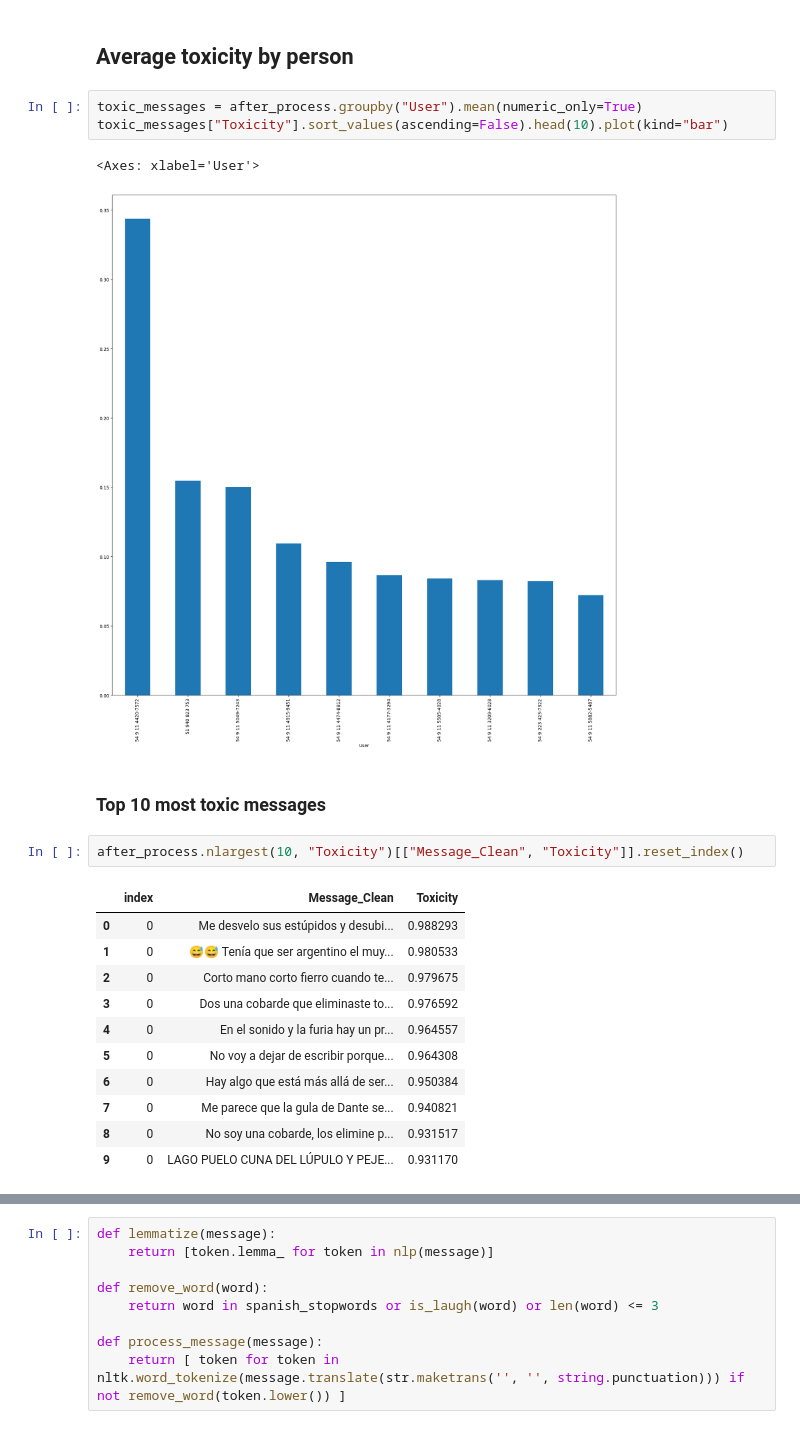
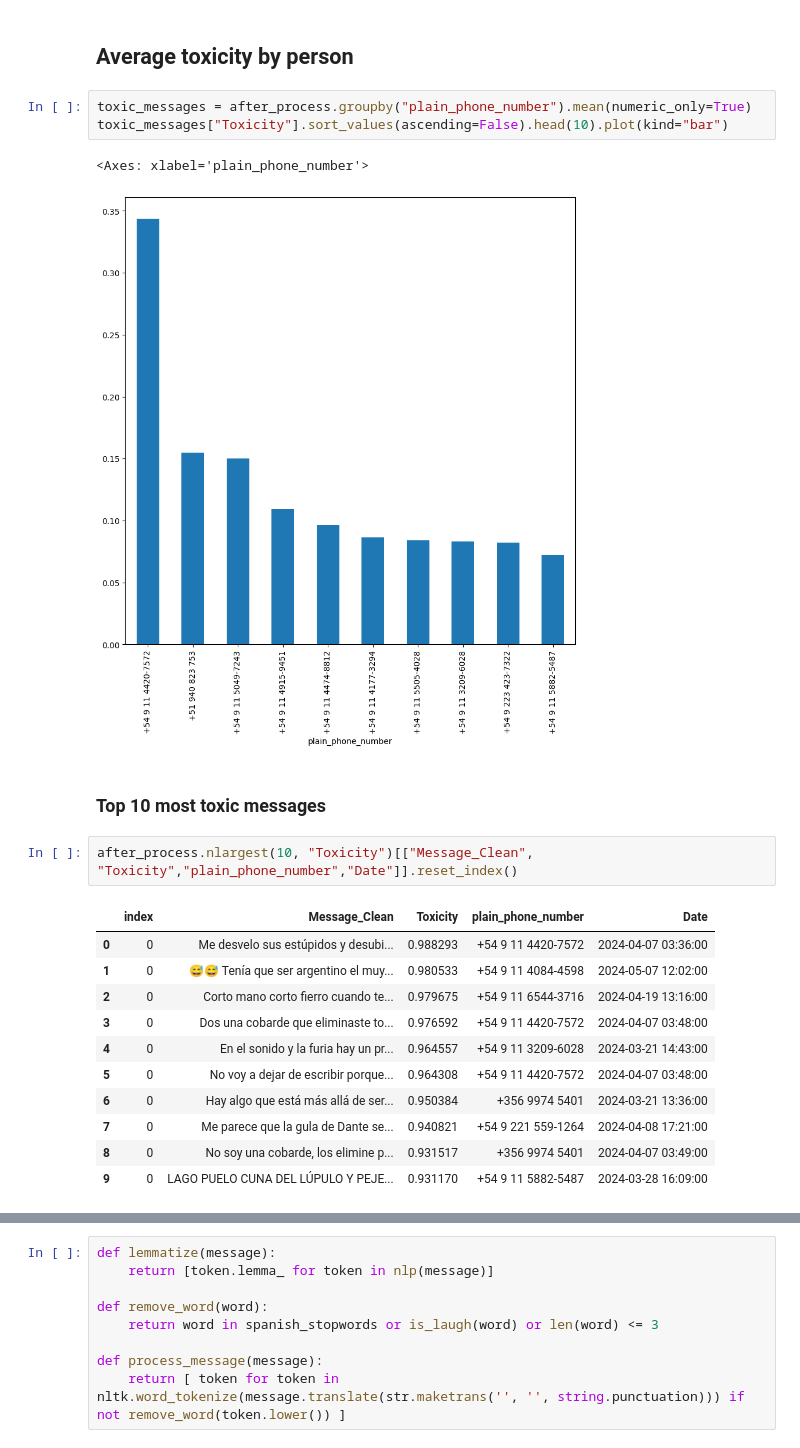
Before and after one commit to JuanJou/WhatsappAnalyzer, a Jupyter notebook: WhatsappAnalyzerPandas.ipynb, the cells around one changed output, grey strips where cells are left out. Saved outputs shown, nothing was run; the diff lists cells and outputs as text.

Commit message:
toxicity and laugh

```diff
--- a/WhatsappAnalyzerPandas.ipynb
+++ b/WhatsappAnalyzerPandas.ipynb
@@ -399,25 +303,25 @@ plt.show()
 # %% [markdown]
 ## Average toxicity by person
 # %%
-toxic_messages = after_process.groupby("User").mean(numeric_only=True)
+toxic_messages = after_process.groupby("plain_phone_number").mean(numeric_only=True)
 toxic_messages["Toxicity"].sort_values(ascending=False).head(10).plot(kind="bar")
 # %% [output]
-<Axes: xlabel='User'>
+<Axes: xlabel='plain_phone_number'>
-[figure, old version]
+[figure, new version]
 # %% [markdown]
 ### Top 10 most toxic messages
 # %%
-after_process.nlargest(10, "Toxicity")[["Message_Clean", "Toxicity"]].reset_index()
+after_process.nlargest(10, "Toxicity")[["Message_Clean", "Toxicity","plain_phone_number","Date"]].reset_index()
 # %% [output]
-|  | index | Message_Clean | Toxicity |
-| 0 | 0 | Me desvelo sus estúpidos y desubi... | 0.988293 |
-| 1 | 0 | 😅😅 Tenía que ser argentino el muy... | 0.980533 |
-| 2 | 0 | Corto mano corto fierro cuando te... | 0.979675 |
-| 3 | 0 | Dos una cobarde que eliminaste to... | 0.976592 |
-| 4 | 0 | En el sonido y la furia hay un pr... | 0.964557 |
-| 5 | 0 | No voy a dejar de escribir porque... | 0.964308 |
-| 6 | 0 | Hay algo que está más allá de ser... | 0.950384 |
-| 7 | 0 | Me parece que la gula de Dante se... | 0.940821 |
-| 8 | 0 | No soy una cobarde, los elimine p... | 0.931517 |
-| 9 | 0 | LAGO PUELO CUNA DEL LÚPULO Y PEJE... | 0.931170 |
+|  | index | Message_Clean | Toxicity | plain_phone_number | Date |
+| 0 | 0 | Me desvelo sus estúpidos y desubi... | 0.988293 | +54 9 11 4420-7572 | 2024-04-07 03:36:00 |
+| 1 | 0 | 😅😅 Tenía que ser argentino el muy... | 0.980533 | +54 9 11 4084-4598 | 2024-05-07 12:02:00 |
+| 2 | 0 | Corto mano corto fierro cuando te... | 0.979675 | +54 9 11 6544-3716 | 2024-04-19 13:16:00 |
+| 3 | 0 | Dos una cobarde que eliminaste to... | 0.976592 | +54 9 11 4420-7572 | 2024-04-07 03:48:00 |
+| 4 | 0 | En el sonido y la furia hay un pr... | 0.964557 | +54 9 11 3209-6028 | 2024-03-21 14:43:00 |
+| 5 | 0 | No voy a dejar de escribir porque... | 0.964308 | +54 9 11 4420-7572 | 2024-04-07 03:48:00 |
+| 6 | 0 | Hay algo que está más allá de ser... | 0.950384 | +356 9974 5401 | 2024-03-21 13:36:00 |
+| 7 | 0 | Me parece que la gula de Dante se... | 0.940821 | +54 9 221 559-1264 | 2024-04-08 17:21:00 |
+| 8 | 0 | No soy una cobarde, los elimine p... | 0.931517 | +356 9974 5401 | 2024-04-07 03:49:00 |
+| 9 | 0 | LAGO PUELO CUNA DEL LÚPULO Y PEJE... | 0.931170 | +54 9 11 5882-5487 | 2024-03-28 16:09:00 |
 # %%
```
Also changed, not shown: parts of 52 cells of this notebook.
